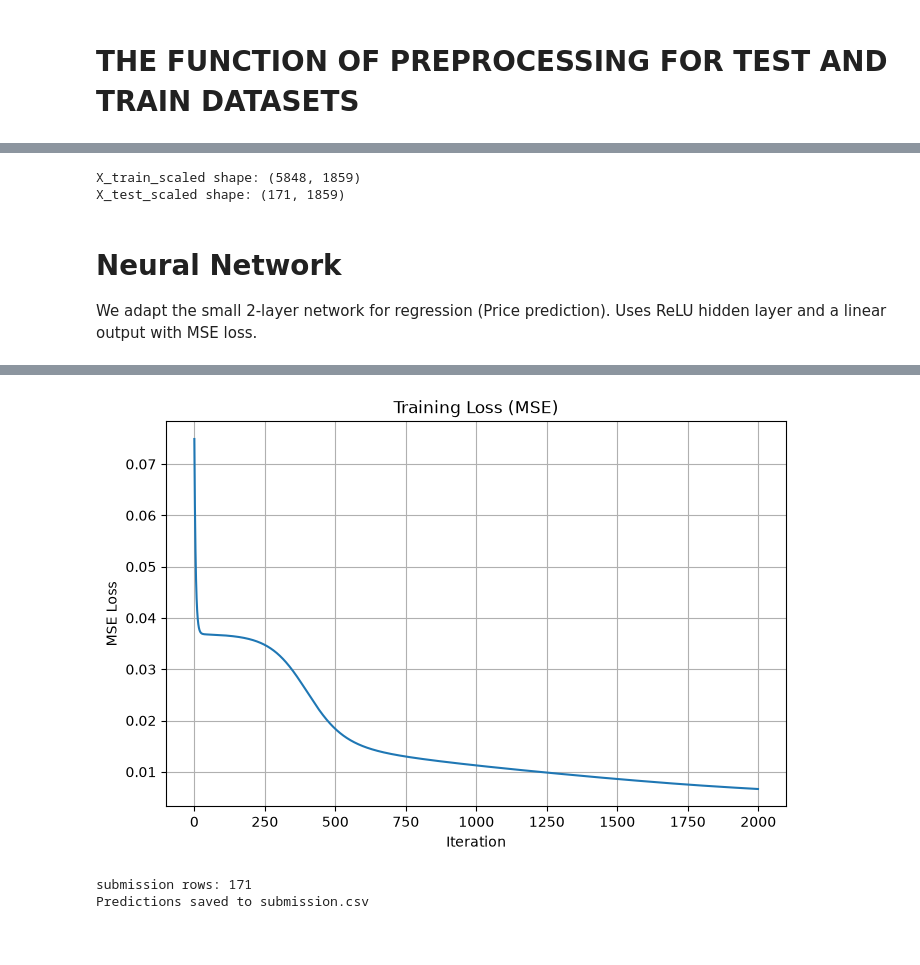
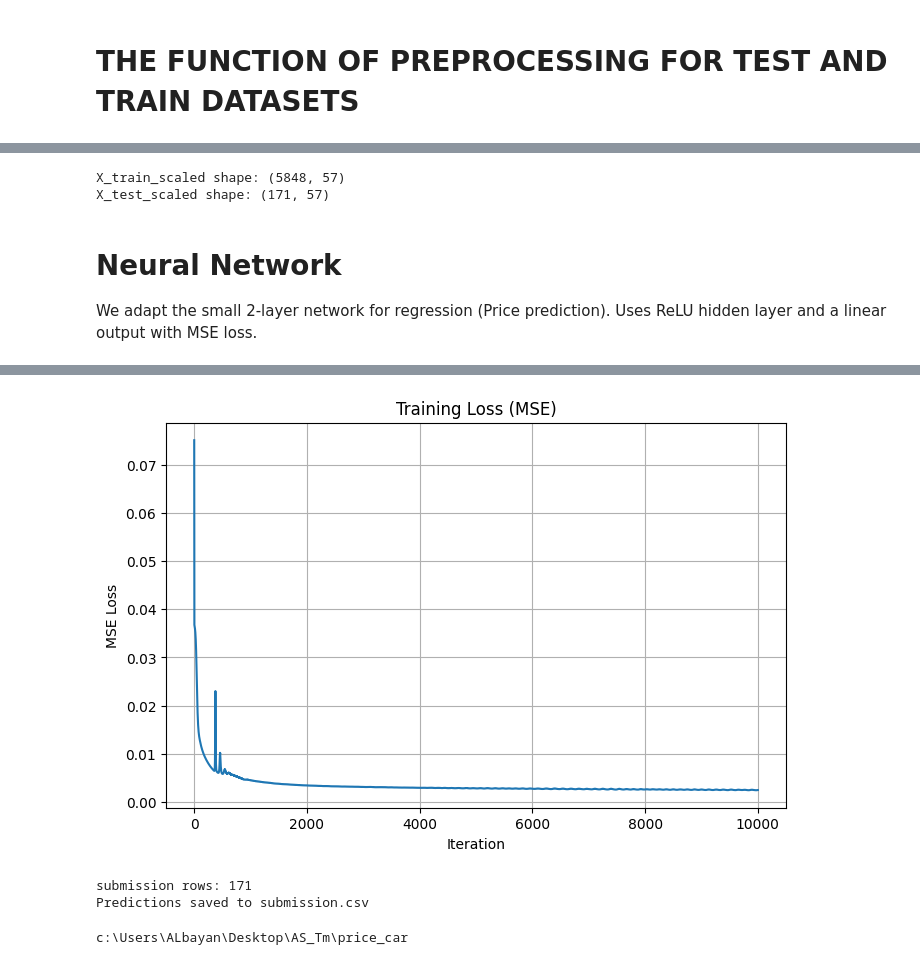
Before and after one commit to hussein-alali-alismael/Car-price-prediction, a Jupyter notebook: Car price prediction.ipynb, the cells around one changed output, grey strips where cells are left out. Drawn from its saved outputs; the diff is of its cells as text; code cells hidden in the pictures.

```diff
--- a/Car price prediction.ipynb
+++ b/Car price prediction.ipynb
@@ -10,8 +10,8 @@ plt.rcParams["figure.figsize"] = (8, 5)
 # %%
 # importing the dataset from kaggle path /kaggle/input/competitions/midad-ml-competition/train_set_.csv
 # Load separate train/test files and preprocess both identically
-train_path = 'D:/Tamkin AI/DL/LAB/train_set_.csv'
-test_path = 'D:/Tamkin AI/DL/LAB/test_set_without lables_.csv'  # adjust if you have a labeled test file
+train_path = r'C:\Users\ALbayan\Desktop\AS_Tm\price_car\train_set_.csv'
+test_path = r'C:\Users\ALbayan\Desktop\AS_Tm\price_car\test_set_without lables_.csv'
 train_raw = pd.read_csv(train_path, sep=';')
 test_raw = pd.read_csv(test_path, sep=';')
 
@@ -167,11 +167,7 @@ def convert_mileage(row):
     mileage_str = str(row["Mileage"]).strip().lower()
 
     # Handle missing, null, or invalid entries safely
-    if (
-        mileage_str == "nan"
-        or mileage_str == ""
-        or mileage_str == "null"
-    ):
+    if mileage_str in {"nan", "", "null"}:
         return np.nan
 
     # Extract numerical part from strings like "26.6 km/kg" or "19.67 kmpl"
@@ -180,19 +176,19 @@ def convert_mileage(row):
     except (ValueError, IndexError):
         return np.nan
 
-    # 2. Apply fuel-specific logic
+    # Apply fuel-specific logic
     fuel_type = str(row["Fuel_Type"]).strip().upper()
-
     if fuel_type == "CNG":
         # Convert km/kg to kmpl baseline by dividing by 1.4
         return round(numeric_value / 1.4, 2)
-
     elif fuel_type == "LPG":
         # Convert km/kg to kmpl baseline by dividing by 1.84
         return round(numeric_value / 1.84, 2)
-
     elif fuel_type in ["PETROL", "DIESEL"]:
-        # Petrol and Diesel are already natively in kmpl
+        # Petrol and Diesel are already in kmpl
         return round(numeric_value, 2)
 
     return numeric_value
+
+# checking for missing values in Engine (run this cell after loading train_raw)
+train_raw[train_raw['Engine'].isnull()]
@@ -286,6 +262,15 @@ def preprocess_df(df):
 
 train_processed = preprocess_df(train_raw)
 test_processed = preprocess_df(test_raw)
+top_models = train_processed['Model'].value_counts().head(5).index
+
+train_processed['Model'] = train_processed['Model'].apply(
+    lambda x: x if x in top_models else 'Other'
+)
+
+test_processed['Model'] = test_processed['Model'].apply(
+    lambda x: x if x in top_models else 'Other'
+)
 # %%
 # Ensure same feature encoding: fit OHE on train categorical cols and transform test
 cat_cols = ['Transmission', 'Fuel_Type', 'Location', 'Owner_Type', 'Brand', 'Model']
@@ -334,8 +348,8 @@ print('X_train_scaled shape:', X_train_scaled.shape)
 print('X_test_scaled shape:', X_test_scaled.shape)
 # y_train will be scaled below for NN training
 # %% [output]
-X_train_scaled shape: (5848, 1859)
-X_test_scaled shape: (171, 1859)
+X_train_scaled shape: (5848, 57)
+X_test_scaled shape: (171, 57)
 # %% [markdown]
 # Neural Network
 We adapt the small 2-layer network for regression (Price prediction). Uses ReLU hidden layer and a linear output with MSE loss.
@@ -423,7 +437,7 @@ y_test_T = y_test_scaled.T if y_test_scaled is not None else None
 
 # Train small 2-layer NN
 np.random.seed(42)  # for reproducibility
-W1_tr, b1_tr, W2_tr, b2_tr, losses = train_neural_network(X_train_T, y_train_T, n_h=10, epochs=2000, learning_rate=0.05, print_every=200)
+W1_tr, b1_tr, W2_tr, b2_tr, losses = train_neural_network(X_train_T, y_train_T, n_h=90, epochs=10001, learning_rate=0.31, print_every=200)
 
 # Plot training loss
 plt.plot(losses, color='tab:blue')
@@ -446,4 +467,4 @@ EPOCHS 1800 | MSE Loss: 0.007318
-[figure, old version]
+[figure, new version]
 # %%
 # Evaluate on test set
 A2_test, _ = forward_propagation(X_test_T, W1_tr, b1_tr, W2_tr, b2_tr)
@@ -471,3 +492,8 @@ else:
 # %% [output]
 submission rows: 171
 Predictions saved to submission.csv
+# %%
+import os
+print(os.getcwd())
+# %% [output]
+c:\Users\ALbayan\Desktop\AS_Tm\price_car
```
Also changed, not shown: parts of 9 cells of this notebook.
